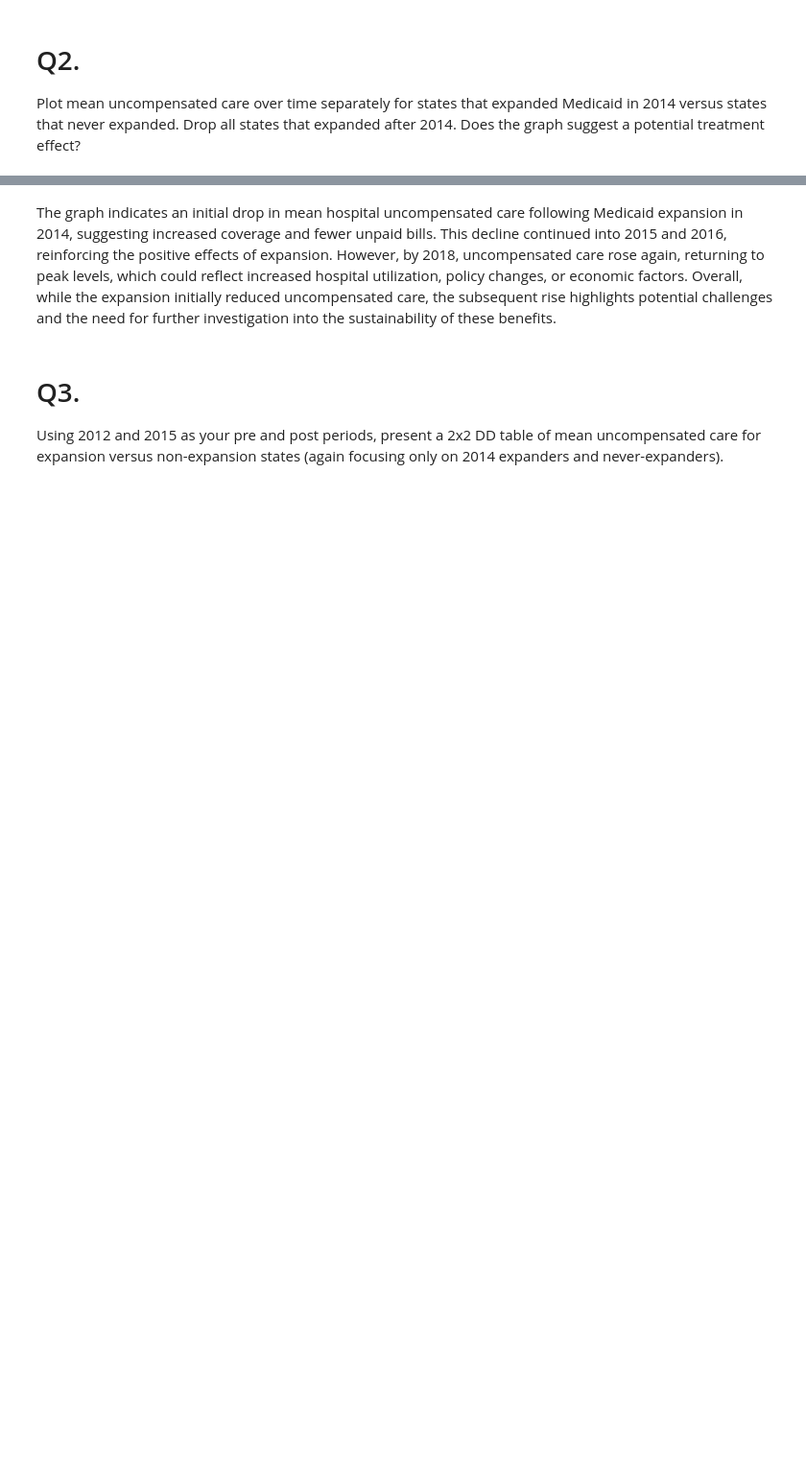
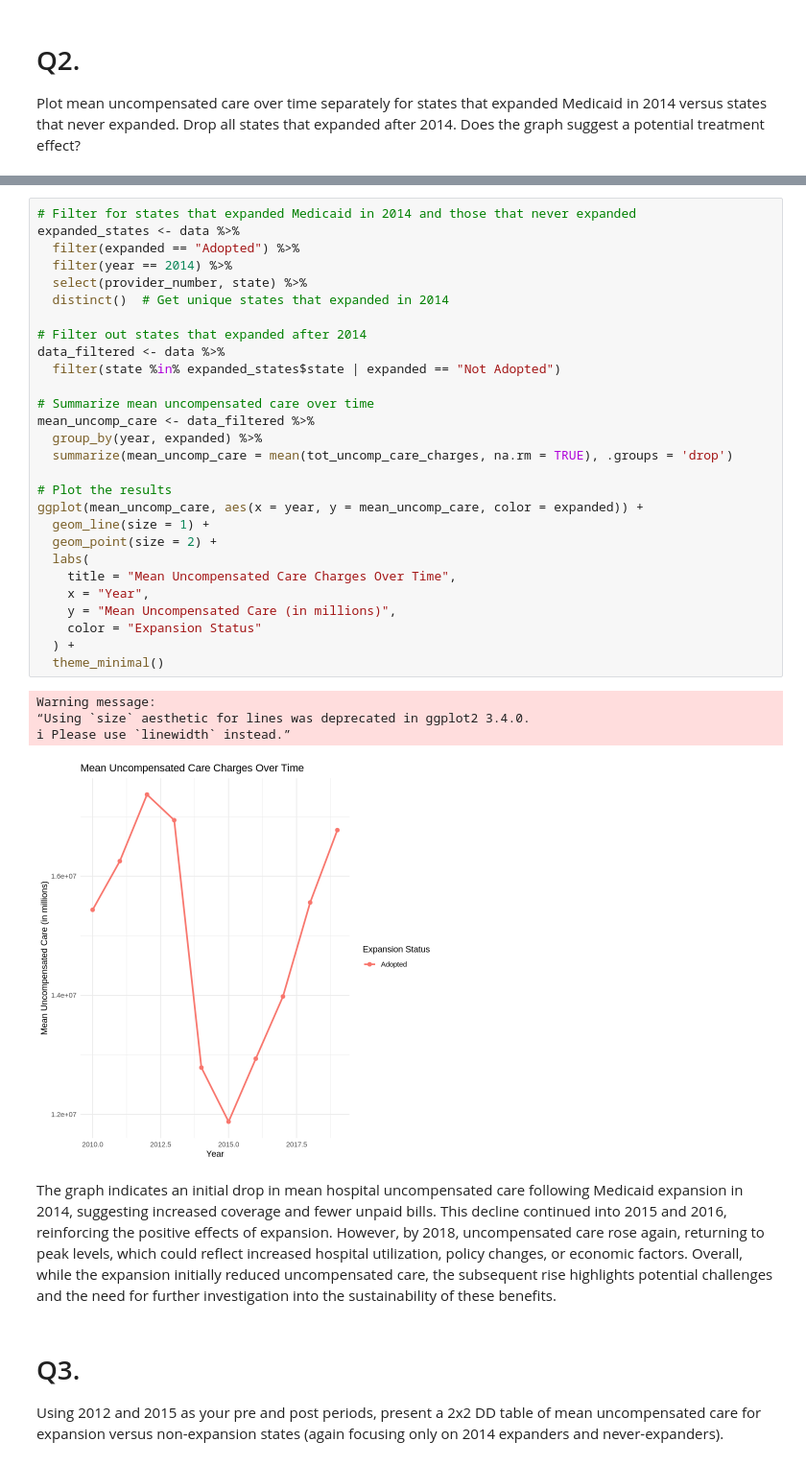
Before and after one commit to salizad/hwk5, a Jupyter notebook: alizada-s-hw5-sumbission1.ipynb, the cells around one changed output, grey strips where cells are left out. Shown at 96% size. Cells and saved outputs as stored; diff of their text form; blank space fills up the shorter version.

```diff
--- a/alizada-s-hw5-sumbission1.ipynb
+++ b/alizada-s-hw5-sumbission1.ipynb
@@ -249,3 +76,36 @@ if(nrow(filtered_data) > 0) {
+# %%
+# Filter for states that expanded Medicaid in 2014 and those that never expanded
+expanded_states <- data %>%
+  filter(expanded == "Adopted") %>%
+  filter(year == 2014) %>%
+  select(provider_number, state) %>%
+  distinct()  # Get unique states that expanded in 2014
+
+# Filter out states that expanded after 2014
+data_filtered <- data %>%
+  filter(state %in% expanded_states$state | expanded == "Not Adopted")
+
+# Summarize mean uncompensated care over time
+mean_uncomp_care <- data_filtered %>%
+  group_by(year, expanded) %>%
+  summarize(mean_uncomp_care = mean(tot_uncomp_care_charges, na.rm = TRUE), .groups = 'drop')
+
+# Plot the results
+ggplot(mean_uncomp_care, aes(x = year, y = mean_uncomp_care, color = expanded)) +
+  geom_line(size = 1) +
+  geom_point(size = 2) +
+  labs(
+    title = "Mean Uncompensated Care Charges Over Time",
+    x = "Year",
+    y = "Mean Uncompensated Care (in millions)",
+    color = "Expansion Status"
+  ) +
+  theme_minimal()
+# %% [output]
+Warning message:
+“Using `size` aesthetic for lines was deprecated in ggplot2 3.4.0.
+ℹ Please use `linewidth` instead.”
+[figure, added]
 # %% [markdown]
 The graph indicates an initial drop in mean hospital uncompensated care following Medicaid expansion in 2014, suggesting increased coverage and fewer unpaid bills. This decline continued into 2015 and 2016, reinforcing the positive effects of expansion. However, by 2018, uncompensated care rose again, returning to peak levels, which could reflect increased hospital utilization, policy changes, or economic factors. Overall, while the expansion initially reduced uncompensated care, the subsequent rise highlights potential challenges and the need for further investigation into the sustainability of these benefits.
 # %% [markdown]
```
Also changed, not shown: parts of 52 cells of this notebook, 5 other files.
